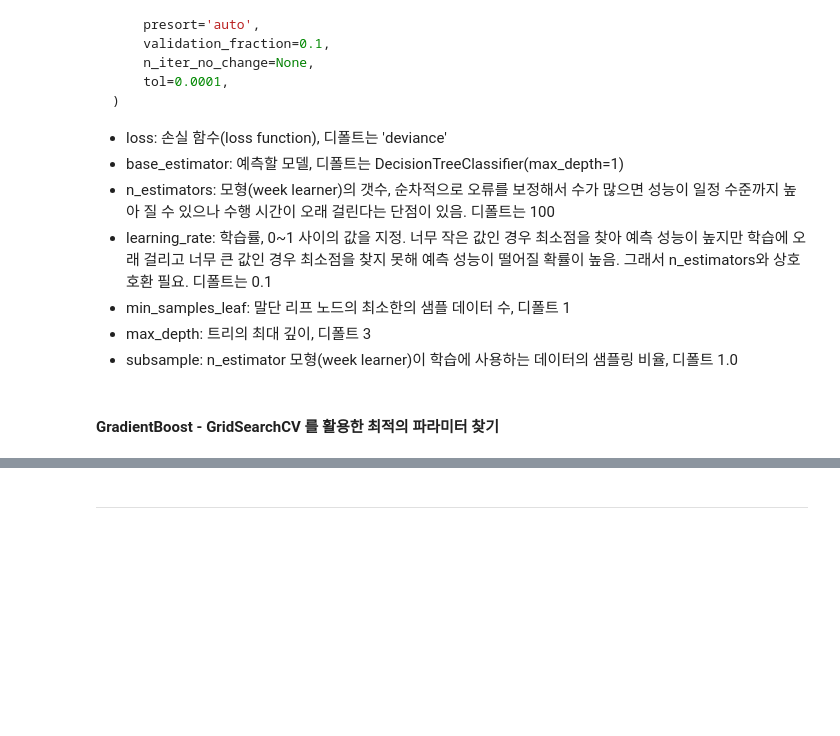
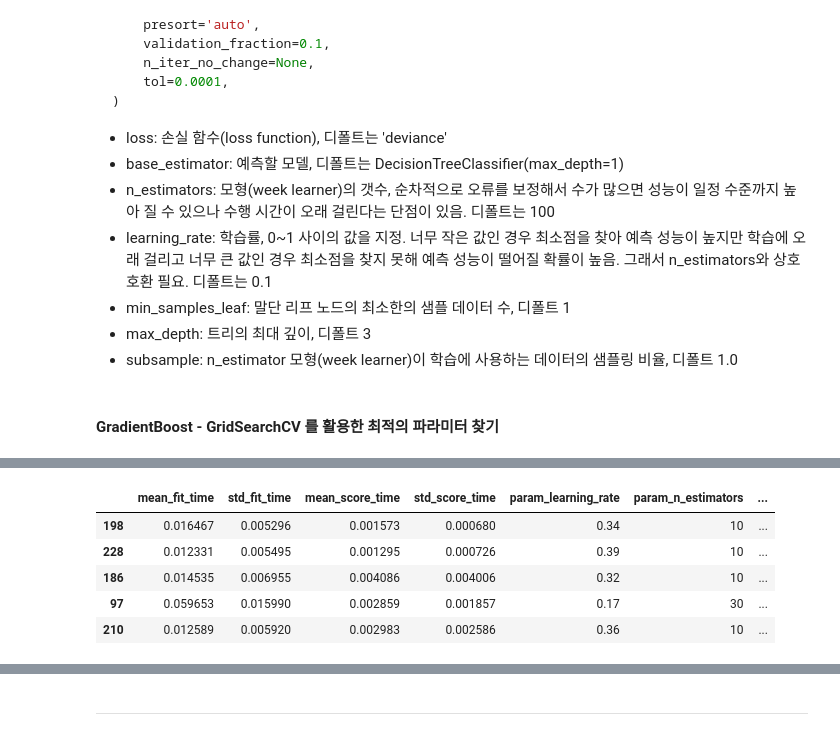
Before and after one commit to journnie/01_machine_learning, a Jupyter notebook: 300.Classification/350.0 앙상블2.1_부스팅(Adaboost, GBM).ipynb, the cells around one changed output, grey strips where cells are left out. Drawn from its saved outputs; the diff is of its cells as text; code cells hidden in the pictures; blank space fills up the shorter version.

```diff
--- a/300.Classification/350.0 앙상블2.1_부스팅(Adaboost, GBM).ipynb
+++ b/300.Classification/350.0 앙상블2.1_부스팅(Adaboost, GBM).ipynb
@@ -242,0 +265,5 @@ y_pred = sum(tree.predict(X_new) for tree in (tree_reg1, tree_reg2, tree_reg3))
+# %%
+# data split
+X = df.iloc[:,1:]
+y = df.Survived
+X_train, X_test, y_train, y_test = train_test_split(X, y, test_size=0.2, random_state=42)
@@ -280,0 +358,9 @@ GradientBoostingClassifier(
+# %%
+pd.DataFrame(grid.cv_results_).sort_values('rank_test_score').head()  # cross validation 한 결과
+# %% [output]
+|  | mean_fit_time | std_fit_time | mean_score_time | std_score_time | param_learning_rate | param_n_estimators | ... |
+| 198 | 0.016467 | 0.005296 | 0.001573 | 0.000680 | 0.34 | 10 | ... |
+| 228 | 0.012331 | 0.005495 | 0.001295 | 0.000726 | 0.39 | 10 | ... |
+| 186 | 0.014535 | 0.006955 | 0.004086 | 0.004006 | 0.32 | 10 | ... |
+| 97 | 0.059653 | 0.015990 | 0.002859 | 0.001857 | 0.17 | 30 | ... |
+| 210 | 0.012589 | 0.005920 | 0.002983 | 0.002586 | 0.36 | 10 | ... |
```
Also changed, not shown: parts of 7 cells of this notebook, 5 other files.
